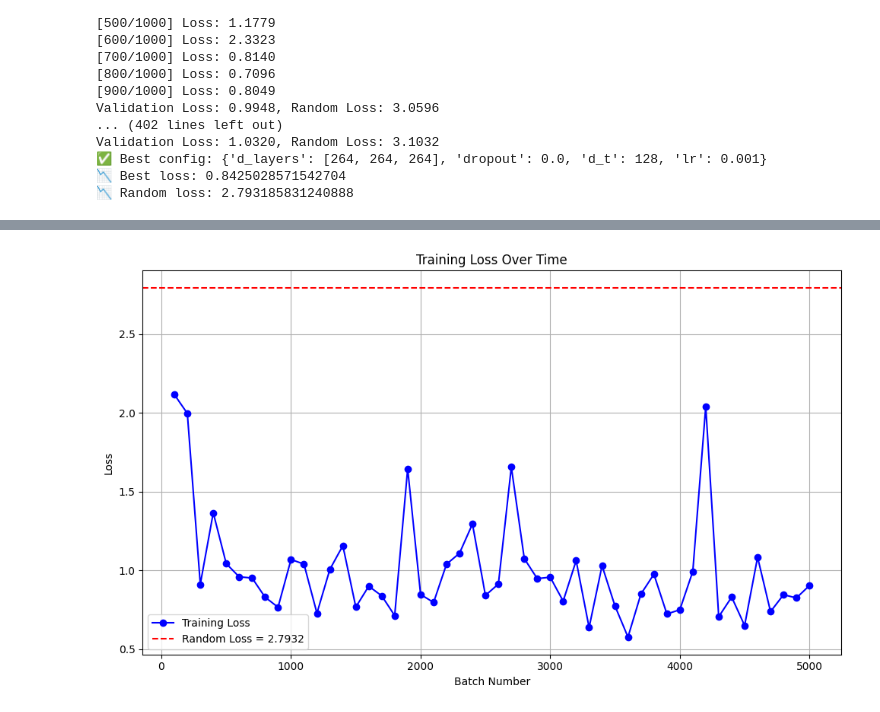
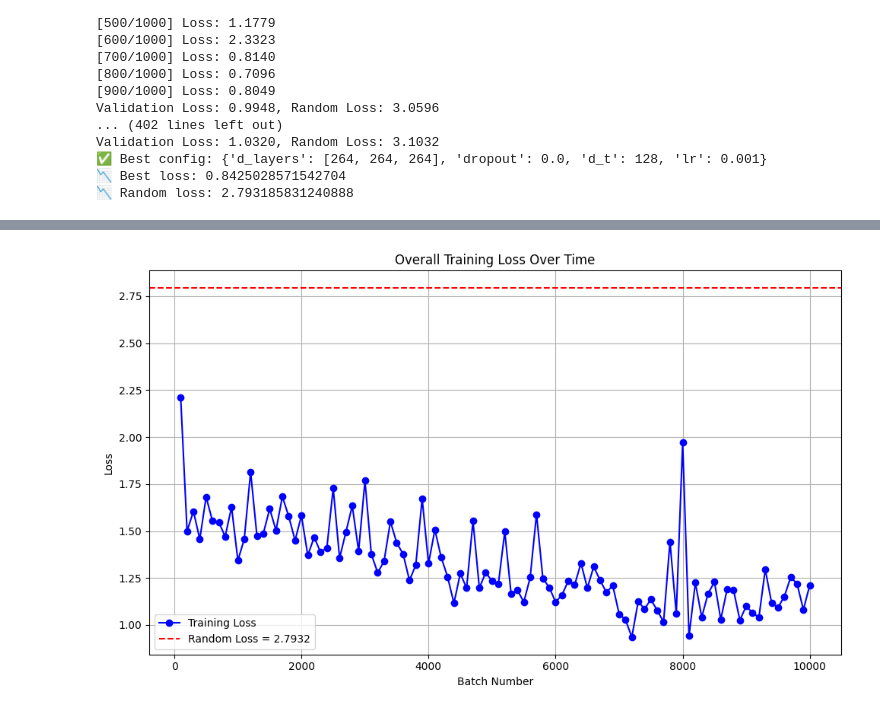
Before and after one commit to botond0401/CluTaD, a Jupyter notebook: notebooks/tabddpm_exploration.ipynb, the cells around one changed output, grey strips where cells are left out. Cells and saved outputs as stored; diff of their text form; code cells hidden in the pictures.

Commit message:
overall loss examined

```diff
--- a/notebooks/tabddpm_exploration.ipynb
+++ b/notebooks/tabddpm_exploration.ipynb
@@ -31,7 +36,7 @@ num_classes=[2]
 d_in = num_numerical + sum(num_classes)
 
 X = torch.tensor(df.values, dtype=torch.float32)
-batch_size = 264
+batch_size = 32
 data_loader = DataLoader(TensorDataset(X), batch_size=batch_size, shuffle=True)
 device = 'cuda' if torch.cuda.is_available() else 'cpu'
 # %%
@@ -75,8 +80,8 @@ Validation Loss: 1.0320, Random Loss: 3.1032
 # %%
 d_layers = [264, 264, 264]
 dropout = 0.0
-d_t = 128
-steps = 5000
+d_t = 32
+steps = 1000
 lr = 1e-3
 random_loss = 2.7932
 # %%
@@ -92,5 +97,5 @@ diffusion = get_diffusion_model(model, num_classes, num_numerical, device)
 
 # Train
 trainer = Trainer(diffusion, data_loader, device, steps=steps, lr=lr)
-losses = trainer.train()
+losses, overall_losses = trainer.train()
 # %% [output]
@@ -114,17 +112,18 @@ losses = trainer.train()
 # %%
+overall_losses_sub = [overall_losses[i] for i in range(0,len(overall_losses), 10)]
 
-x = [100 * (i + 1) for i in range(len(losses))]  # e.g., [100, 200, 300, ...]
+x = [100 * (i + 1) for i in range(len(overall_losses_sub))]  # e.g., [100, 200, 300, ...]
 
 plt.figure(figsize=(10, 6))
-plt.plot(x, losses, label="Training Loss", color="blue", marker='o')
+plt.plot(x, overall_losses_sub, label="Training Loss", color="blue", marker='o')
 plt.axhline(y=random_loss, color="red", linestyle="--", label=f"Random Loss = {random_loss:.4f}")
 
 plt.xlabel("Batch Number")
 plt.ylabel("Loss")
-plt.title("Training Loss Over Time")
+plt.title("Overall Training Loss Over Time")
 plt.legend()
 plt.grid(True)
 plt.tight_layout()
 plt.show()
 # %% [output]
-[figure, old version]
+[figure, new version]
```
Also changed, not shown: parts of 4 cells of this notebook, 1 other file.
